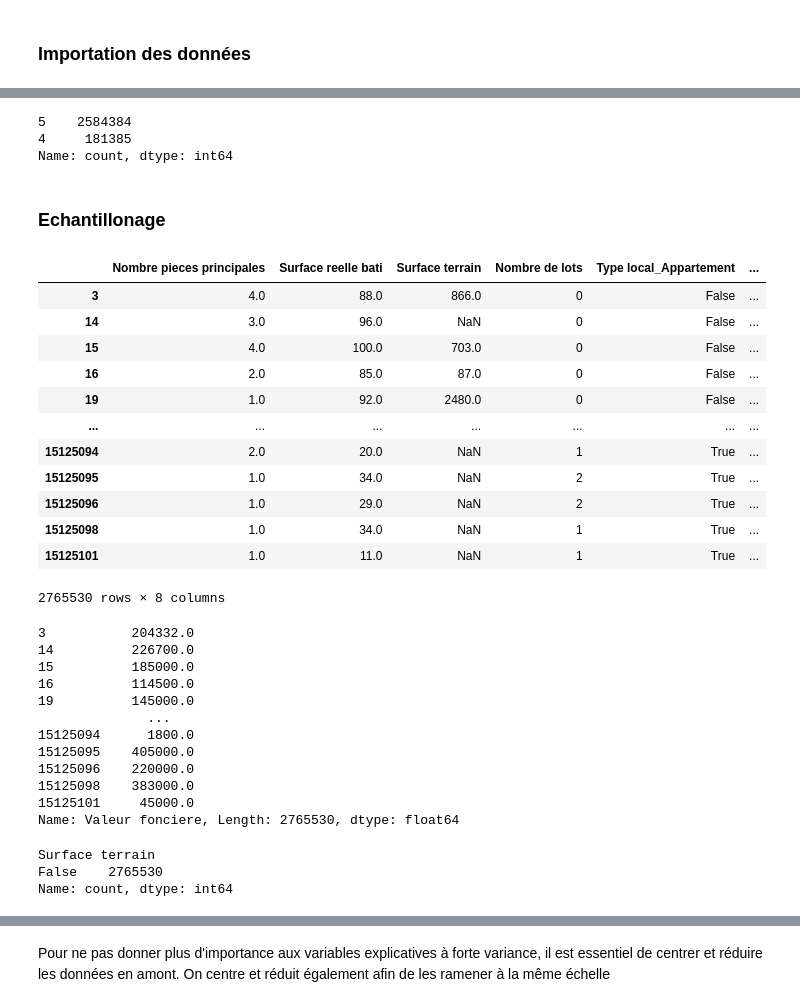
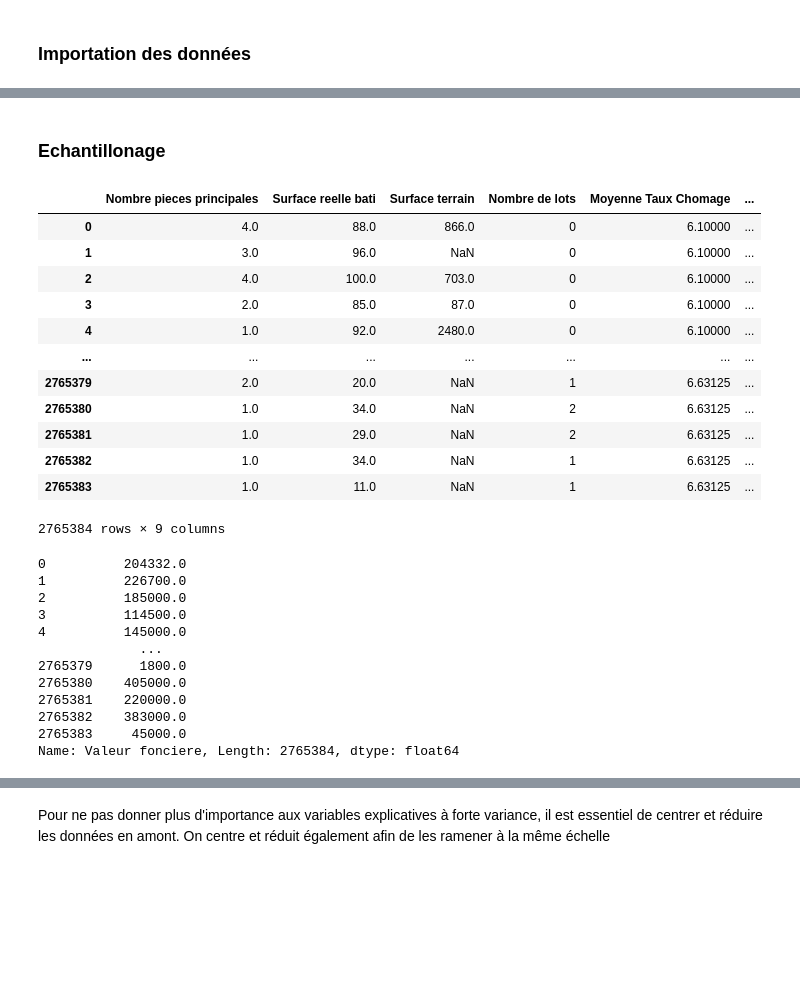
Before and after one commit to dounya-bourhani/ProjetPython, a Jupyter notebook: modeles-ml-dounya.ipynb, the cells around one changed output, grey strips where cells are left out. Saved outputs shown, nothing was run; the diff lists cells and outputs as text; code cells hidden in the pictures; blank space fills up the shorter version.

```diff
--- a/modeles-ml-dounya.ipynb
+++ b/modeles-ml-dounya.ipynb
@@ -39,7 +40,7 @@ def alerteCombinaison(dictionary_param):
 # %% [markdown]
 ### Importation des données
 # %%
-with open('dataframe.pkl', 'rb') as file:
+with open('dataframe2.pkl', 'rb') as file:
     df = pickle.load(file)
 
 # Maintenant, df contient la DataFrame importée depuis le fichier
@@ -97,10 +61,0 @@ Name: Code postal, Length: 2765769, dtype: object
-# %%
-# Nombre de code postaux à 4 ou 5 chiffres
-nb_digits = []
-for code in codepostaux_int:
-    nb_digits.append(count_digits(code))
-pd.Series(nb_digits).value_counts()
-# %% [output]
-5    2584384
-4     181385
-Name: count, dtype: int64
@@ -121,55 +64,52 @@ list_tx_chomage
 # %%
 # variables_explicatives = ['Type local', 'Nombre pieces principales', 'Surface reelle bati', 'Surface terrain',
 #                           'Nombre de lots', 'Code commune', 'Nature mutation']
-variables_explicatives = ['Type local', 'Nombre pieces principales', 'Surface reelle bati', 'Surface terrain', 'Nombre de lots']
+variables_explicatives = ['Type local', 'Nombre pieces principales', 'Surface reelle bati',
+                          'Surface terrain', 'Nombre de lots', 'Moyenne Taux Chomage']
 
 
 X = df[variables_explicatives]
 X = pd.get_dummies(data=X, columns=['Type local'])
 X
 # %% [output]
-|  | Nombre pieces principales | Surface reelle bati | Surface terrain | Nombre de lots | Type local_Appartement | ... |
-| 3 | 4.0 | 88.0 | 866.0 | 0 | False | ... |
-| 14 | 3.0 | 96.0 | NaN | 0 | False | ... |
-| 15 | 4.0 | 100.0 | 703.0 | 0 | False | ... |
-| 16 | 2.0 | 85.0 | 87.0 | 0 | False | ... |
-| 19 | 1.0 | 92.0 | 2480.0 | 0 | False | ... |
+|  | Nombre pieces principales | Surface reelle bati | Surface terrain | Nombre de lots | Moyenne Taux Chomage | ... |
+| 0 | 4.0 | 88.0 | 866.0 | 0 | 6.10000 | ... |
+| 1 | 3.0 | 96.0 | NaN | 0 | 6.10000 | ... |
+| 2 | 4.0 | 100.0 | 703.0 | 0 | 6.10000 | ... |
+| 3 | 2.0 | 85.0 | 87.0 | 0 | 6.10000 | ... |
+| 4 | 1.0 | 92.0 | 2480.0 | 0 | 6.10000 | ... |
 | ... | ... | ... | ... | ... | ... | ... |
-| 15125094 | 2.0 | 20.0 | NaN | 1 | True | ... |
-| 15125095 | 1.0 | 34.0 | NaN | 2 | True | ... |
-| 15125096 | 1.0 | 29.0 | NaN | 2 | True | ... |
-| 15125098 | 1.0 | 34.0 | NaN | 1 | True | ... |
-| 15125101 | 1.0 | 11.0 | NaN | 1 | True | ... |
+| 2765379 | 2.0 | 20.0 | NaN | 1 | 6.63125 | ... |
+| 2765380 | 1.0 | 34.0 | NaN | 2 | 6.63125 | ... |
+| 2765381 | 1.0 | 29.0 | NaN | 2 | 6.63125 | ... |
+| 2765382 | 1.0 | 34.0 | NaN | 1 | 6.63125 | ... |
+| 2765383 | 1.0 | 11.0 | NaN | 1 | 6.63125 | ... |
-2765530 rows × 8 columns
+2765384 rows × 9 columns
 # %%
 # notre target
 Y = df['Valeur fonciere']
 Y
 # %% [output]
-3           204332.0
-14          226700.0
-15          185000.0
-16          114500.0
-19          145000.0
-              ...
-15125094      1800.0
-15125095    405000.0
-15125096    220000.0
-15125098    383000.0
-15125101     45000.0
-Name: Valeur fonciere, Length: 2765530, dtype: float64
+0          204332.0
+1          226700.0
+2          185000.0
+3          114500.0
+4          145000.0
+             ...
+2765379      1800.0
+2765380    405000.0
+2765381    220000.0
+2765382    383000.0
+2765383     45000.0
+Name: Valeur fonciere, Length: 2765384, dtype: float64
 # %%
 # on remplace les NA dans la colonne 'Nombre pieces principales' et dans 'Surface reelle bati'
 # et dans 'Surface terrain' par leurs moyennes
 X['Nombre pieces principales'].fillna(X['Nombre pieces principales'].mean(), inplace=True)
-
 X['Surface reelle bati'].fillna(X['Surface reelle bati'].mean(), inplace=True)
-
 X['Surface terrain'].fillna(X['Surface terrain'].mean(), inplace=True)
+X['Nombre de lots'].fillna(X['Nombre de lots'].mean(), inplace=True)
+X['Moyenne Taux Chomage'].fillna(X['Moyenne Taux Chomage'].mean(), inplace=True)
-# %% [output]
-Surface terrain
-False    2765530
-Name: count, dtype: int64
 # %%
 pourcentage_manquant = (X.isna().sum() / len(X)) * 100
 pourcentage_manquant
```
Also changed, not shown: parts of 28 cells of this notebook, 1 other file.
